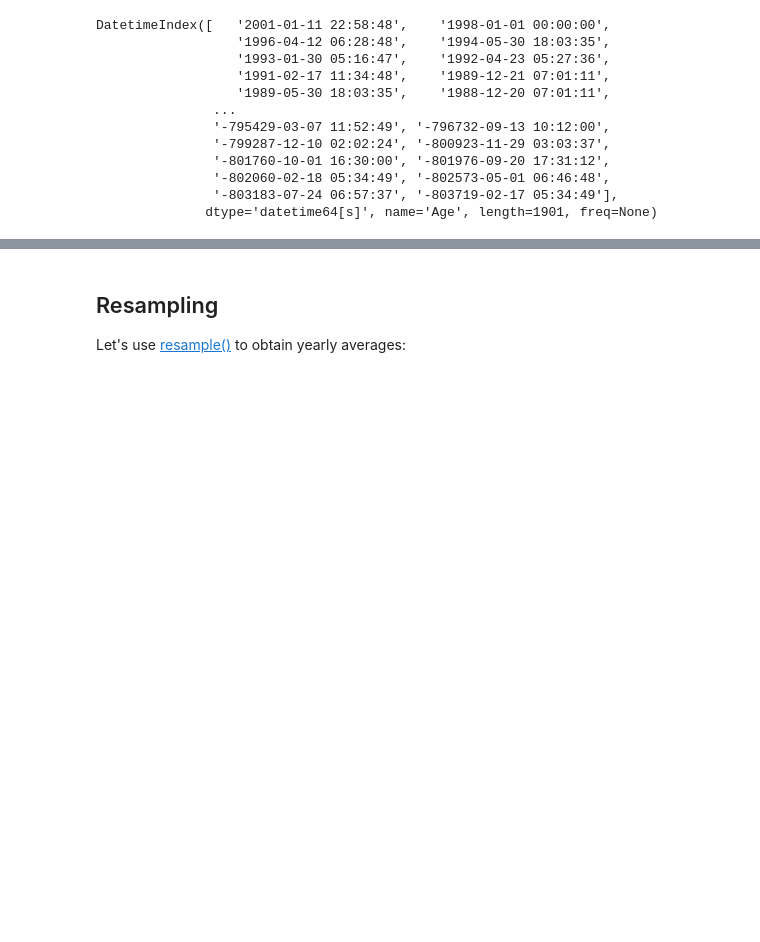
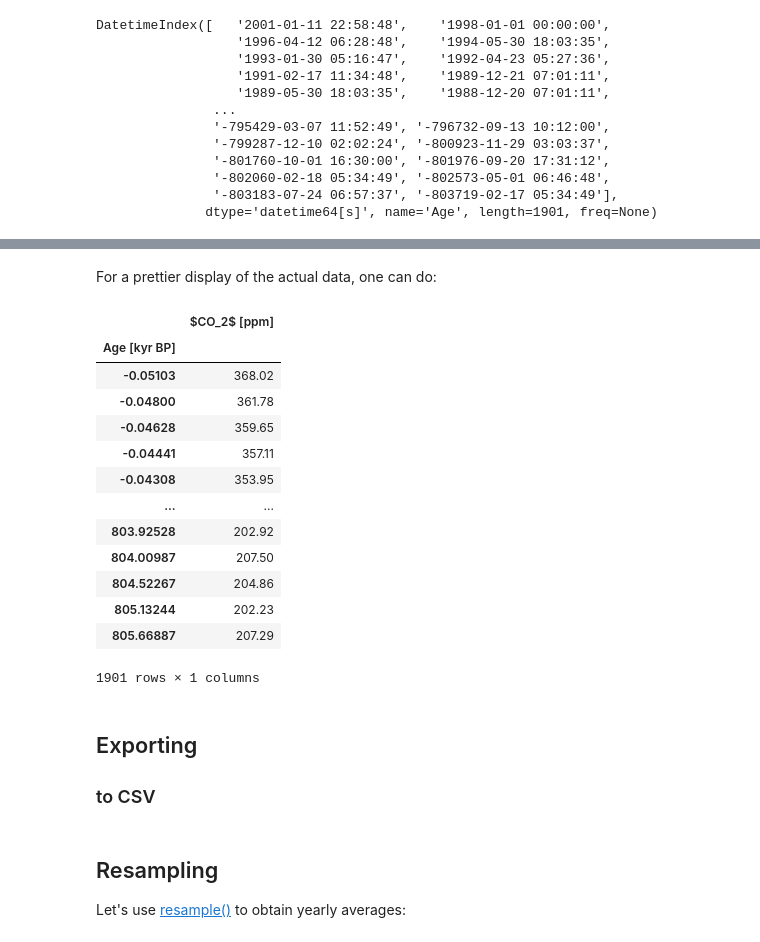
Before and after one commit to LinkedEarth/paleoPandas, a Jupyter notebook: notebooks/Paleopandas Playground.ipynb, the cells around one changed output, grey strips where cells are left out. Saved outputs shown, nothing was run; the diff lists cells and outputs as text; code cells hidden in the pictures; blank space fills up the shorter version.

```diff
--- a/notebooks/Paleopandas Playground.ipynb
+++ b/notebooks/Paleopandas Playground.ipynb
@@ -282,0 +283,23 @@ None
+# %% [markdown]
+For a prettier display of the actual data, one can do:
+# %%
+co2ts.view()
+# %% [output]
+|  | $CO_2$ [ppm] |
+| Age [kyr BP] |  |
+| -0.05103 | 368.02 |
+| -0.04800 | 361.78 |
+| -0.04628 | 359.65 |
+| -0.04441 | 357.11 |
+| -0.04308 | 353.95 |
+| ... | ... |
+| 803.92528 | 202.92 |
+| 804.00987 | 207.50 |
+| 804.52267 | 204.86 |
+| 805.13244 | 202.23 |
+| 805.66887 | 207.29 |
+1901 rows × 1 columns
+# %% [markdown]
+## Exporting
+
+### to CSV
```
Also changed, not shown: parts of 2 cells of this notebook.
